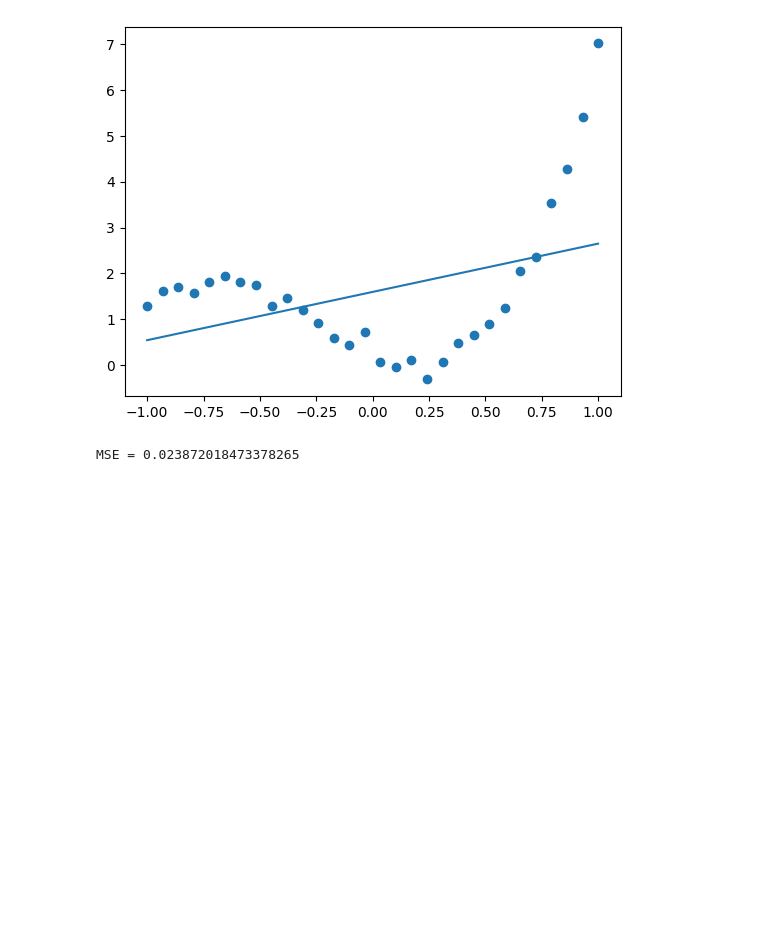
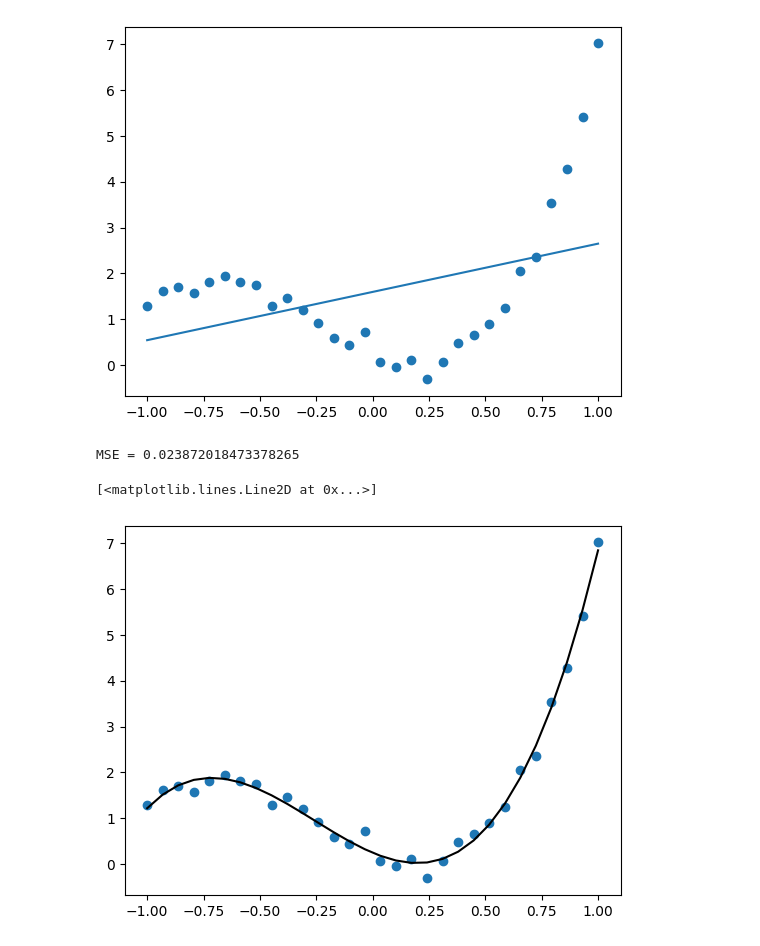
Before and after one commit to basketball23/nyu-machine-learning, a Jupyter notebook: day4/polynomial-fitting.ipynb, the cells around one changed output. Cells and saved outputs as stored; diff of their text form; code cells hidden in the pictures; blank space fills up the shorter version.

```diff
--- a/day4/polynomial-fitting.ipynb
+++ b/day4/polynomial-fitting.ipynb
@@ -46,16 +46,21 @@ MSE = 2.126838062603254
 # %%
 from sklearn.preprocessing import PolynomialFeatures
 
 poly = PolynomialFeatures(3)
 design_matrix = poly.fit_transform(X)
 
 
 model = LinearRegression(fit_intercept=True)
 model.fit(design_matrix, y)
 
 y_hat = model.predict(design_matrix)
 
 mse = np.mean((y - y_hat) ** 2)
 print(f"MSE = {mse}")
+
+plt.scatter(x, y)
+plt.plot(x, y_hat, color = "black")
 # %% [output]
 MSE = 0.023872018473378265
+[<matplotlib.lines.Line2D at 0x...>]
+[figure, added]
```
